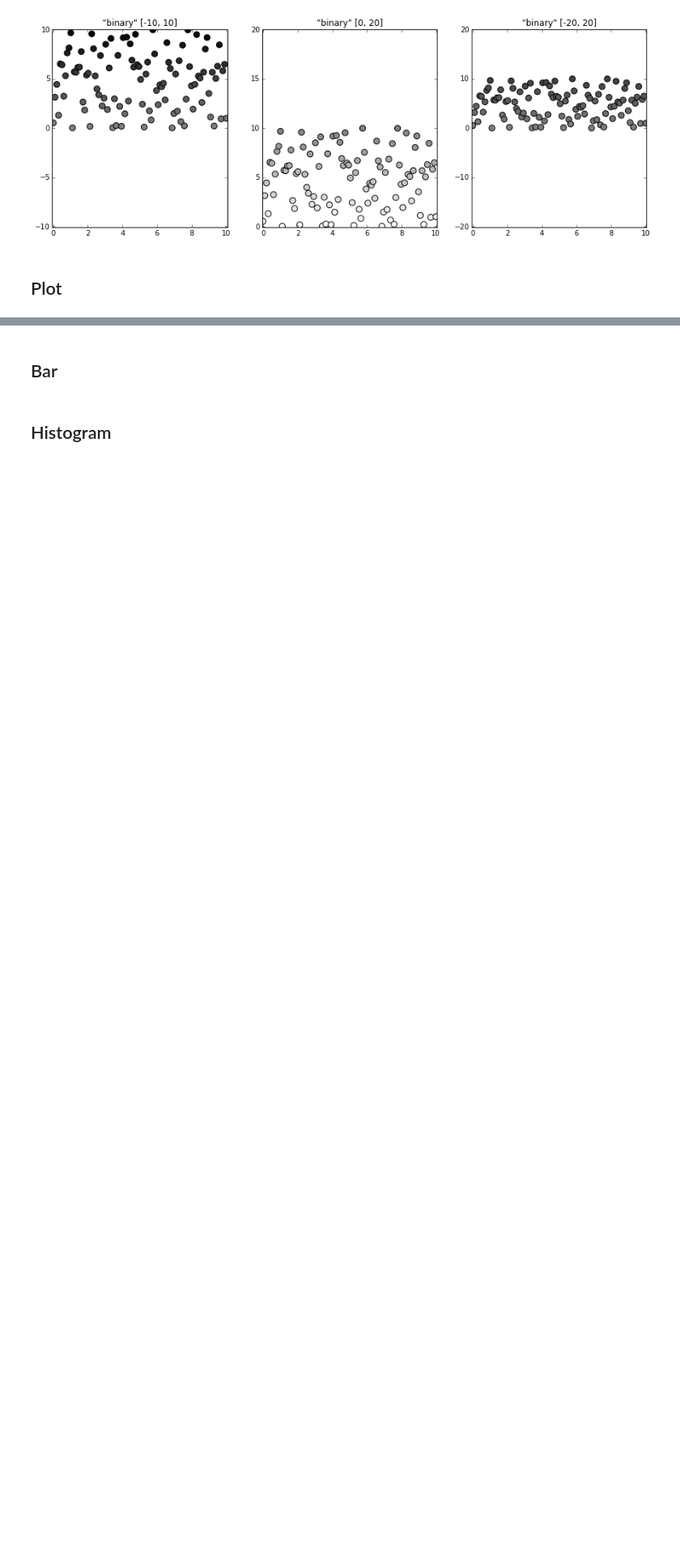
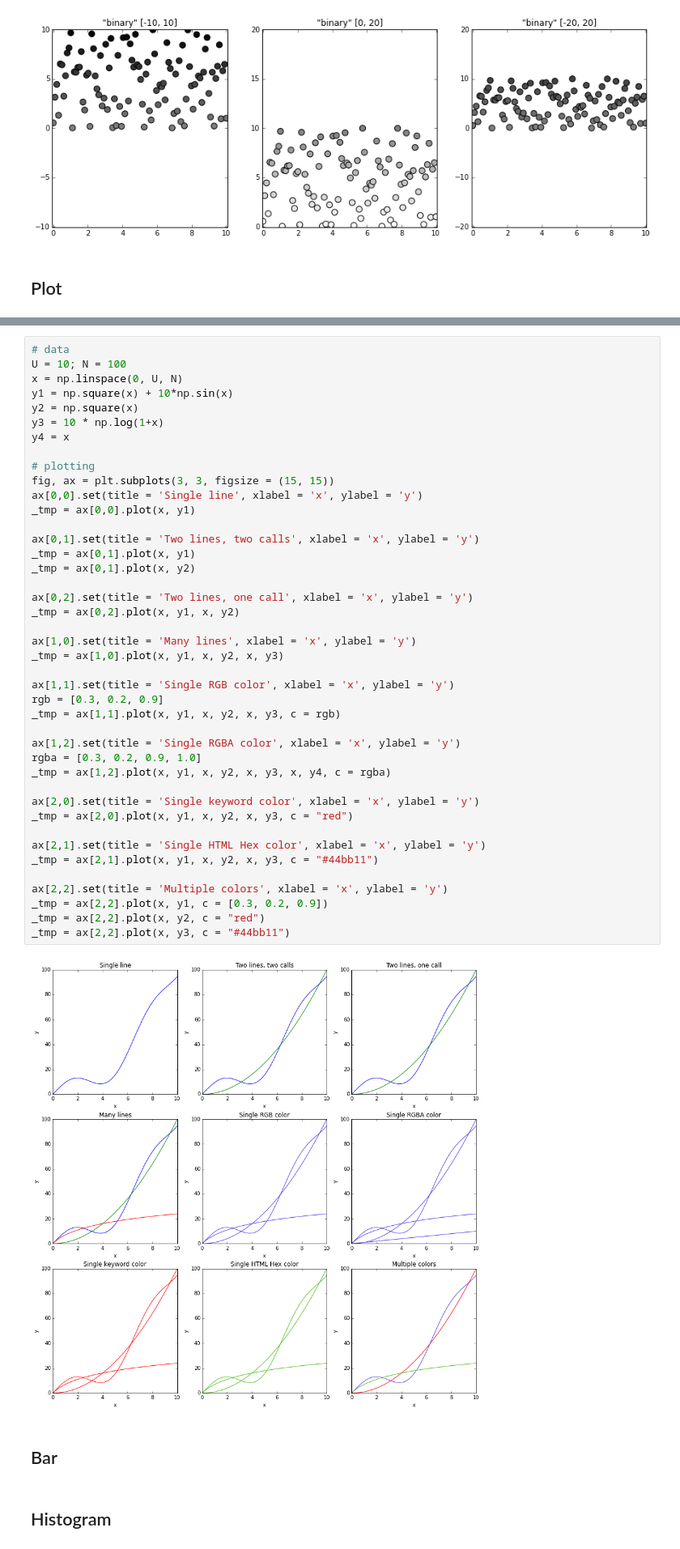
Before and after one commit to mmathioudakis/matplotlib_plot_examples, a Jupyter notebook: little_matplotlib_cookbook.ipynb, the cells around one changed output, grey strips where cells are left out. Shown: that part at 81% size. Drawn from its saved outputs; the diff is of its cells as text; blank space fills up the shorter version.

```diff
--- a/little_matplotlib_cookbook.ipynb
+++ b/little_matplotlib_cookbook.ipynb
@@ -231,3 +253,47 @@ _tmp = ax[2].scatter(x, y, c = c, s = 70, cmap = plt.get_cmap("binary"), vmin =
+# %%
+# data
+U = 10; N = 100
+x = np.linspace(0, U, N)
+y1 = np.square(x) + 10*np.sin(x)
+y2 = np.square(x)
+y3 = 10 * np.log(1+x)
+y4 = x
+
+# plotting
+fig, ax = plt.subplots(3, 3, figsize = (15, 15))
+ax[0,0].set(title = 'Single line', xlabel = 'x', ylabel = 'y')
+_tmp = ax[0,0].plot(x, y1)
+
+ax[0,1].set(title = 'Two lines, two calls', xlabel = 'x', ylabel = 'y')
+_tmp = ax[0,1].plot(x, y1)
+_tmp = ax[0,1].plot(x, y2)
+
+ax[0,2].set(title = 'Two lines, one call', xlabel = 'x', ylabel = 'y')
+_tmp = ax[0,2].plot(x, y1, x, y2)
+
+ax[1,0].set(title = 'Many lines', xlabel = 'x', ylabel = 'y')
+_tmp = ax[1,0].plot(x, y1, x, y2, x, y3)
+
+ax[1,1].set(title = 'Single RGB color', xlabel = 'x', ylabel = 'y')
+rgb = [0.3, 0.2, 0.9]
+_tmp = ax[1,1].plot(x, y1, x, y2, x, y3, c = rgb)
+
+ax[1,2].set(title = 'Single RGBA color', xlabel = 'x', ylabel = 'y')
+rgba = [0.3, 0.2, 0.9, 1.0]
+_tmp = ax[1,2].plot(x, y1, x, y2, x, y3, x, y4, c = rgba)
+
+ax[2,0].set(title = 'Single keyword color', xlabel = 'x', ylabel = 'y')
+_tmp = ax[2,0].plot(x, y1, x, y2, x, y3, c = "red")
+
+ax[2,1].set(title = 'Single HTML Hex color', xlabel = 'x', ylabel = 'y')
+_tmp = ax[2,1].plot(x, y1, x, y2, x, y3, c = "#44bb11")
+
+ax[2,2].set(title = 'Multiple colors', xlabel = 'x', ylabel = 'y')
+_tmp = ax[2,2].plot(x, y1, c = [0.3, 0.2, 0.9])
+_tmp = ax[2,2].plot(x, y2, c = "red")
+_tmp = ax[2,2].plot(x, y3, c = "#44bb11")
+# %% [output]
+[figure, added]
 # %% [markdown]
 ## Bar
 # %% [markdown]
```
Also changed, not shown: parts of 8 cells of this notebook.
